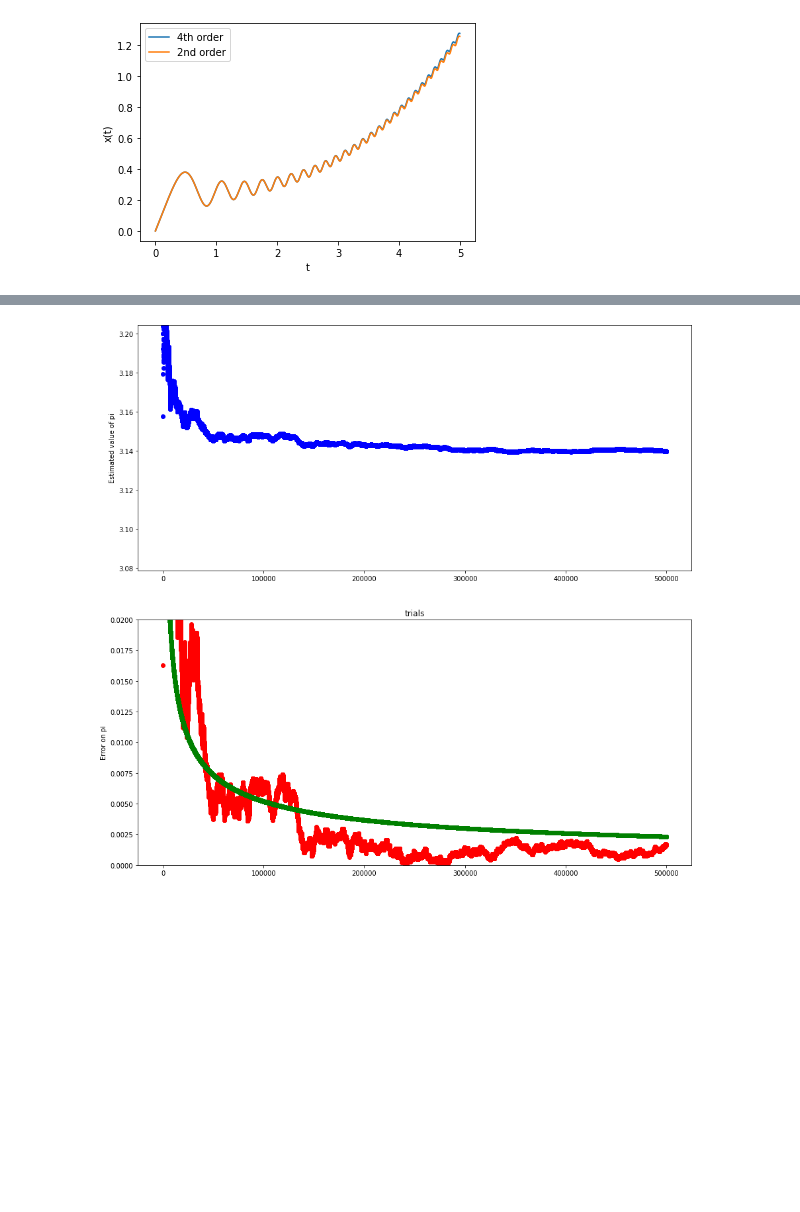
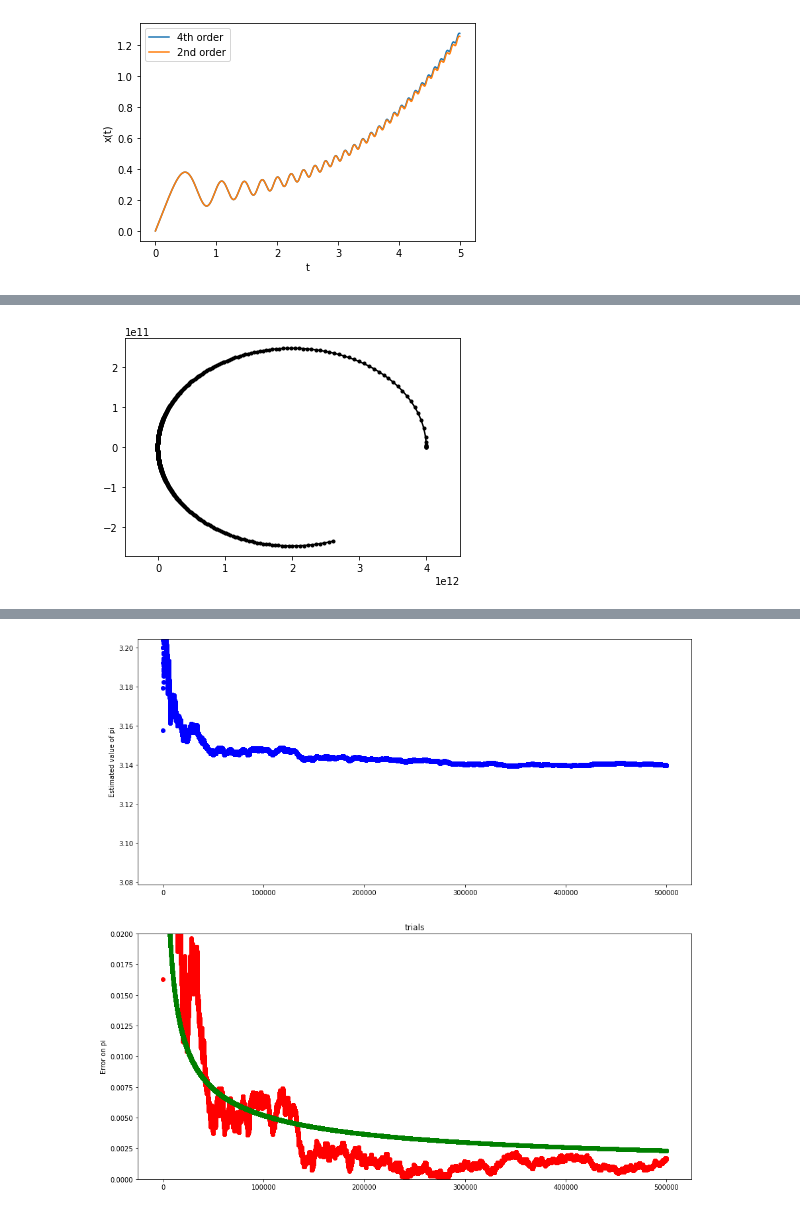
Before and after one commit to NIUCompPhys/Spring2021, a Jupyter notebook: temp2_pynb.ipynb, the cells around one changed output, grey strips where cells are left out. Saved outputs shown, nothing was run; the diff lists cells and outputs as text; code cells hidden in the pictures; blank space fills up the shorter version.

```diff
--- a/temp2_pynb.ipynb
+++ b/temp2_pynb.ipynb
@@ -1162,3 +1320,86 @@ show()
+# %%
+### Exercise 8.10, using 4th order RK, adaptive step size
+from math import sqrt
+from numpy import array
+from pylab import plot,show
+
+
+G = 6.674e-11 ## constant
+M = 1.989e30 ## mass of sun in kg
+h0 = 1.0e5 ### value of step size, initially very large
+tmax = 5.0e9 ## total time
+delta = 1e3/(365.25*24*3600) ## 1k/year (units of m/s)
+
+x0 =  4.0e12 # starting position
+y0 = 0.0
+
+u0 = 0.0 ## starting velocity
+v0 = 500.0
+
+# Function
+def f(r):
+  x = r[0]
+  y = r[1]
+  u = r[2]
+  v = r[3]
+  rcubed = (x*x+y*y)**1.5
+  fx = u
+  fy = v
+  fu = -G*M*x/rcubed
+  fv = -G*M*y/rcubed
+  return array([fx,fy,fu,fv],float)
+
+# Setup the starting values
+r = array([x0,y0,u0,v0],float)
+h = h0
+xpoints = []
+ypoints = []
+
+t = 0.0
+while t < tmax:
+  # Do one large step
+
+  k1 = 2*h*f(r)
+  k2 = 2*h*f(r+0.5*k1)
+  k3 = 2*h*f(r+0.5*k2)
+  k4 = 2*h*f(r+k3)
+  r1 = r + (k1+2*k2+2*k3+k4)/6
+
+  # Do two small steps
+  k1 = h*f(r)
+  k2 = h*f(r+0.5*k1)
+  k3 = h*f(r+0.5*k2)
+  k4 = h*f(r+k3)
+  r2 = r + (k1+2*k2+2*k3+k4)/6
+
+  k1 = h*f(r2)
+  k2 = h*f(r2+0.5*k1)
+  k3 = h*f(r2+0.5*k2)
+  k4 = h*f(r2+k3)
+  r2 += (k1+2*k2+2*k3+k4)/6
+
+  # Calculate rho
+  dx = r1[0] - r2[0]
+  dy = r1[1] - r2[1]
+  rho = 30*h*delta/sqrt(dx*dx+dy*dy)
+
+  # Calculate new t, h and r
+  if rho >= 1.0: #can increase h, keep this point
+    t += 2*h
+    h *= min(rho**0.25,2.0) ### with cutoff
+    r = r2
+    xpoints.append(r[0])
+    ypoints.append(r[1])
+  else: ### nope, make h smaller, redo
+    h *= rho ** 0.25
+
+# Make plot
+plot(xpoints,ypoints,"k-")
+plot(xpoints,ypoints,"k.")
+xlim(-0.5e12,4.5e12)
+show()
+# %% [output]
+[figure, added]
 # %%
 from numpy import empty,zeros,max
 from pylab import imshow,gray,show
```
Also changed, not shown: parts of 9 cells of this notebook.
